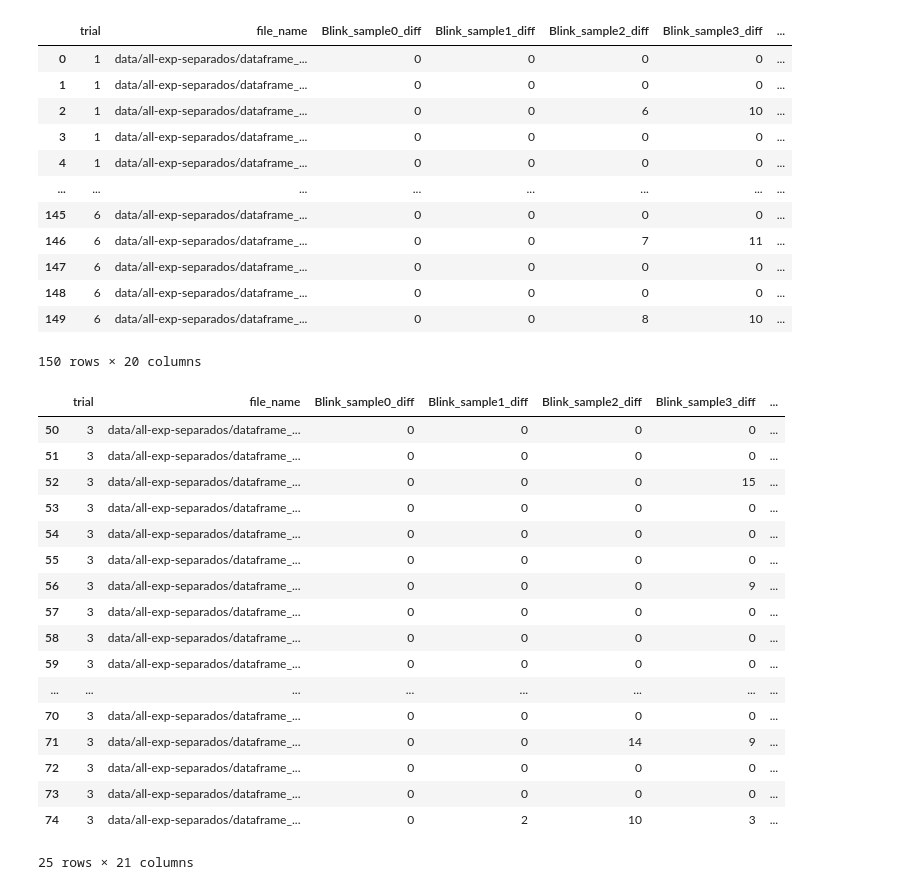
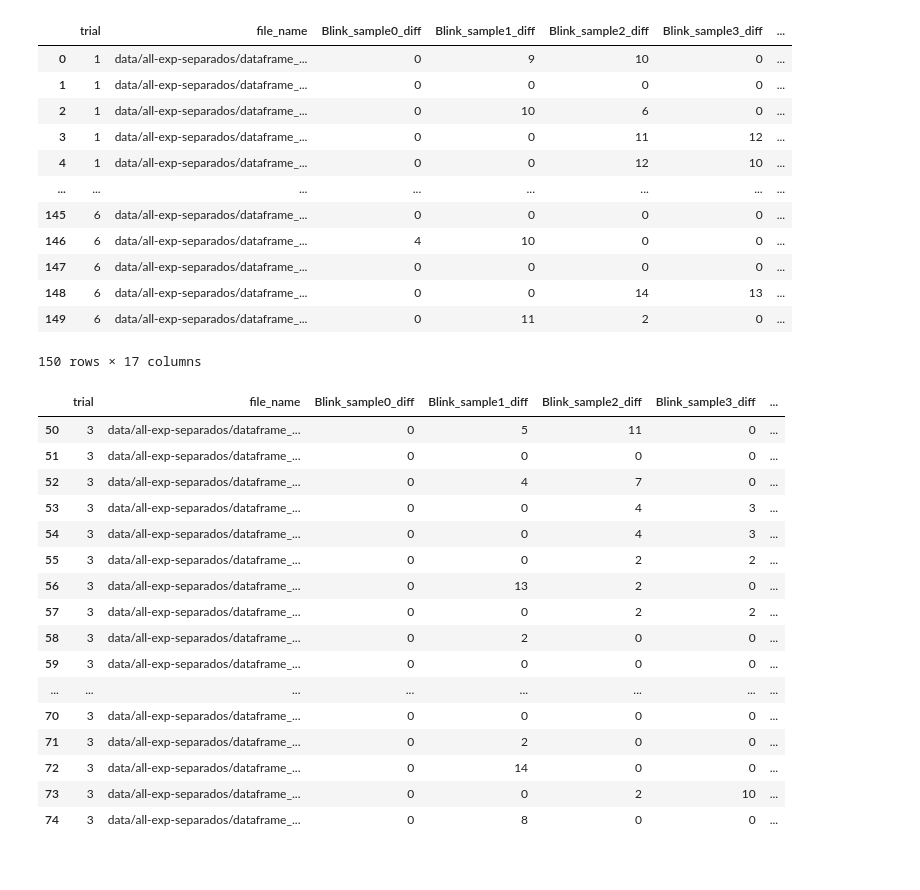
Before and after one commit to agustin-penas/wg-DataAnalysis, a Jupyter notebook: analysis blinks online distance.ipynb, the cells around one changed output. Drawn from its saved outputs; the diff is of its cells as text; code cells hidden in the pictures.

```diff
--- a/analysis blinks online distance.ipynb
+++ b/analysis blinks online distance.ipynb
@@ -64,18 +59,7 @@ data/all-exp-separados/dataframe_blink_13.csv
 40369
 # %%
 blinkDistance = distance.BlinkDistance()
-blinkColors = Colors()
-blinkCorrelations = Correlation()
 
-
-df_webgazer["isBlinkByEar"] = df_webgazer["importantKeypoints"].map(
-    lambda x: isBlinkByEar(
-        x["rightEyeTopArc"],
-        x["rightEyeBottomArc"],
-        x["leftEyeTopArc"],
-        x["leftEyeBottomArc"],
-    )
-)
 df_webgazer["isBlinkByDistance"] = df_webgazer["importantKeypoints"].map(
     lambda x: blinkDistance.isBlinkByDistance(
         x["rightEyeTopArc"],
@@ -86,7 +70,7 @@ df_webgazer["isBlinkByDistance"] = df_webgazer["importantKeypoints"].map(
 )
 
 
-# df_webgazer['isBlinkByEar'] = df_webgazer['importantKeypoints'].map(lambda x: isBlinkByEar(x['rightEyeTopArc'], x['rightEyeBottomArc'], x['leftEyeTopArc'], x['leftEyeBottomArc']))
+# df_webgazer['isBlinkByDistance'] = df_webgazer['importantKeypoints'].map(lambda x: isBlinkByEar(x['rightEyeTopArc'], x['rightEyeBottomArc'], x['leftEyeTopArc'], x['leftEyeBottomArc']))
 
 df_webgazer
 # %% [output]
@@ -137,22 +115,3 @@ df_webgazer["Blink_sample7"] = df_webgazer["isBlinkByEar"].apply(lambda x: int(x
-# %%
-df_webgazer["Blink_sample"] = df_webgazer["isBlinkByEar"].apply(lambda x: int(x[0]==True))
-df_webgazer["Blink_sample1"] = df_webgazer["isBlinkByEar"].apply(lambda x: int(x[1]==True))
-df_webgazer["Blink_sample2"] = df_webgazer["isBlinkByEar"].apply(lambda x: int(x[2]==True))
-df_webgazer["Blink_sample3"] = df_webgazer["isBlinkByEar"].apply(lambda x: int(x[3]==True))
-df_webgazer["Blink_sample4"] = df_webgazer["isBlinkByEar"].apply(lambda x: int(x[4]==True))
-df_webgazer["Blink_sample5"] = df_webgazer["isBlinkByEar"].apply(lambda x: int(x[5]==True))
-df_webgazer["Blink_sample6"] = df_webgazer["isBlinkByEar"].apply(lambda x: int(x[6]==True))
-df_webgazer["Blink_sample7"] = df_webgazer["isBlinkByEar"].apply(lambda x: int(x[7]==True))
-df_webgazer["Blink_sample8"] = df_webgazer["isBlinkByEar"].apply(lambda x: int(x[8]==True))
-df_webgazer["Blink_sample9"] = df_webgazer["isBlinkByEar"].apply(lambda x: int(x[9]==True))
-df_webgazer["Blink_sample10"] = df_webgazer["isBlinkByEar"].apply(lambda x: int(x[10]==True))
-df_webgazer["Blink_sample11"] = df_webgazer["isBlinkByEar"].apply(lambda x: int(x[12]==True))
-df_webgazer["Blink_sample12"] = df_webgazer["isBlinkByEar"].apply(lambda x: int(x[13]==True))
-df_webgazer["Blink_sample13"] = df_webgazer["isBlinkByEar"].apply(lambda x: int(x[13]==True))
-df_webgazer["Blink_sample14"] = df_webgazer["isBlinkByEar"].apply(lambda x: int(x[14]==True))
-df_webgazer["Blink_sample15"] = df_webgazer["isBlinkByEar"].apply(lambda x: int(x[15]==True))
-df_webgazer["Blink_sample16"] = df_webgazer["isBlinkByEar"].apply(lambda x: int(x[16]==True))
-df_webgazer["Blink_sample17"] = df_webgazer["isBlinkByEar"].apply(lambda x: int(x[17]==True))
 # %%
 df_webgazer.head()
 # %% [output]
@@ -183,12 +140,9 @@ df_webgazer["Blink_sample11_diff"] = (df_webgazer['Blink_sample11'].shift(1)+1 =
 df_webgazer["Blink_sample12_diff"] = (df_webgazer['Blink_sample12'].shift(1)+1 == df_webgazer['Blink_sample12'])
 df_webgazer["Blink_sample13_diff"] = (df_webgazer['Blink_sample13'].shift(1)+1 == df_webgazer['Blink_sample13'])
 df_webgazer["Blink_sample14_diff"] = (df_webgazer['Blink_sample14'].shift(1)+1 == df_webgazer['Blink_sample14'])
-df_webgazer["Blink_sample15_diff"] = (df_webgazer['Blink_sample15'].shift(1)+1 == df_webgazer['Blink_sample15'])
-df_webgazer["Blink_sample16_diff"] = (df_webgazer['Blink_sample16'].shift(1)+1 == df_webgazer['Blink_sample16'])
-df_webgazer["Blink_sample17_diff"] = (df_webgazer['Blink_sample17'].shift(1)+1 == df_webgazer['Blink_sample17'])
 
 results = []
-for x in range(0,18):
+for x in range(0,15):
     tmp_result = df_webgazer.groupby(['trial', 'file_name'])['Blink_sample' + str(x) + '_diff'].sum().reset_index()
     #tmp_result['sample'] = x
     results.append(tmp_result)
@@ -198,15 +152,15 @@ result = pd.concat(cleaned_results, axis=1)
 result
 # %% [output]
 |  | trial | file_name | Blink_sample0_diff | Blink_sample1_diff | Blink_sample2_diff | Blink_sample3_diff | ... |
-| 0 | 1 | data/all-exp-separados/dataframe_... | 0 | 0 | 0 | 0 | ... |
+| 0 | 1 | data/all-exp-separados/dataframe_... | 0 | 9 | 10 | 0 | ... |
 | 1 | 1 | data/all-exp-separados/dataframe_... | 0 | 0 | 0 | 0 | ... |
-| 2 | 1 | data/all-exp-separados/dataframe_... | 0 | 0 | 6 | 10 | ... |
-| 3 | 1 | data/all-exp-separados/dataframe_... | 0 | 0 | 0 | 0 | ... |
-| 4 | 1 | data/all-exp-separados/dataframe_... | 0 | 0 | 0 | 0 | ... |
+| 2 | 1 | data/all-exp-separados/dataframe_... | 0 | 10 | 6 | 0 | ... |
+| 3 | 1 | data/all-exp-separados/dataframe_... | 0 | 0 | 11 | 12 | ... |
+| 4 | 1 | data/all-exp-separados/dataframe_... | 0 | 0 | 12 | 10 | ... |
 | ... | ... | ... | ... | ... | ... | ... | ... |
 | 145 | 6 | data/all-exp-separados/dataframe_... | 0 | 0 | 0 | 0 | ... |
-| 146 | 6 | data/all-exp-separados/dataframe_... | 0 | 0 | 7 | 11 | ... |
+| 146 | 6 | data/all-exp-separados/dataframe_... | 4 | 10 | 0 | 0 | ... |
 | 147 | 6 | data/all-exp-separados/dataframe_... | 0 | 0 | 0 | 0 | ... |
-| 148 | 6 | data/all-exp-separados/dataframe_... | 0 | 0 | 0 | 0 | ... |
-| 149 | 6 | data/all-exp-separados/dataframe_... | 0 | 0 | 8 | 10 | ... |
+| 148 | 6 | data/all-exp-separados/dataframe_... | 0 | 0 | 14 | 13 | ... |
+| 149 | 6 | data/all-exp-separados/dataframe_... | 0 | 11 | 2 | 0 | ... |
-150 rows × 20 columns
+150 rows × 17 columns
@@ -213,23 +169,22 @@ result
 # %%
-threshold_columns = [col for col in result.columns if col not in ['trial', 'file_name']]
+threshold_columns = [col for col in result.columns if col not in ['trial', 'file_name', 'should_be']]
 result['should_be'] = result['trial'].apply(lambda x: 2 if x == 3 else 10)
 result[result['trial']==3]
 # %% [output]
 |  | trial | file_name | Blink_sample0_diff | Blink_sample1_diff | Blink_sample2_diff | Blink_sample3_diff | ... |
-| 50 | 3 | data/all-exp-separados/dataframe_... | 0 | 0 | 0 | 0 | ... |
+| 50 | 3 | data/all-exp-separados/dataframe_... | 0 | 5 | 11 | 0 | ... |
 | 51 | 3 | data/all-exp-separados/dataframe_... | 0 | 0 | 0 | 0 | ... |
-| 52 | 3 | data/all-exp-separados/dataframe_... | 0 | 0 | 0 | 15 | ... |
-| 53 | 3 | data/all-exp-separados/dataframe_... | 0 | 0 | 0 | 0 | ... |
-| 54 | 3 | data/all-exp-separados/dataframe_... | 0 | 0 | 0 | 0 | ... |
-| 55 | 3 | data/all-exp-separados/dataframe_... | 0 | 0 | 0 | 0 | ... |
-| 56 | 3 | data/all-exp-separados/dataframe_... | 0 | 0 | 0 | 9 | ... |
-| 57 | 3 | data/all-exp-separados/dataframe_... | 0 | 0 | 0 | 0 | ... |
-| 58 | 3 | data/all-exp-separados/dataframe_... | 0 | 0 | 0 | 0 | ... |
+| 52 | 3 | data/all-exp-separados/dataframe_... | 0 | 4 | 7 | 0 | ... |
+| 53 | 3 | data/all-exp-separados/dataframe_... | 0 | 0 | 4 | 3 | ... |
+| 54 | 3 | data/all-exp-separados/dataframe_... | 0 | 0 | 4 | 3 | ... |
+| 55 | 3 | data/all-exp-separados/dataframe_... | 0 | 0 | 2 | 2 | ... |
+| 56 | 3 | data/all-exp-separados/dataframe_... | 0 | 13 | 2 | 0 | ... |
+| 57 | 3 | data/all-exp-separados/dataframe_... | 0 | 0 | 2 | 2 | ... |
+| 58 | 3 | data/all-exp-separados/dataframe_... | 0 | 2 | 0 | 0 | ... |
 | 59 | 3 | data/all-exp-separados/dataframe_... | 0 | 0 | 0 | 0 | ... |
 | ... | ... | ... | ... | ... | ... | ... | ... |
 | 70 | 3 | data/all-exp-separados/dataframe_... | 0 | 0 | 0 | 0 | ... |
-| 71 | 3 | data/all-exp-separados/dataframe_... | 0 | 0 | 14 | 9 | ... |
-| 72 | 3 | data/all-exp-separados/dataframe_... | 0 | 0 | 0 | 0 | ... |
-| 73 | 3 | data/all-exp-separados/dataframe_... | 0 | 0 | 0 | 0 | ... |
-| 74 | 3 | data/all-exp-separados/dataframe_... | 0 | 2 | 10 | 3 | ... |
+| 71 | 3 | data/all-exp-separados/dataframe_... | 0 | 2 | 0 | 0 | ... |
+| 72 | 3 | data/all-exp-separados/dataframe_... | 0 | 14 | 0 | 0 | ... |
+| 73 | 3 | data/all-exp-separados/dataframe_... | 0 | 0 | 2 | 10 | ... |
+| 74 | 3 | data/all-exp-separados/dataframe_... | 0 | 8 | 0 | 0 | ... |
-25 rows × 21 columns
```
Also changed, not shown: parts of 25 cells of this notebook, 2 other files.
